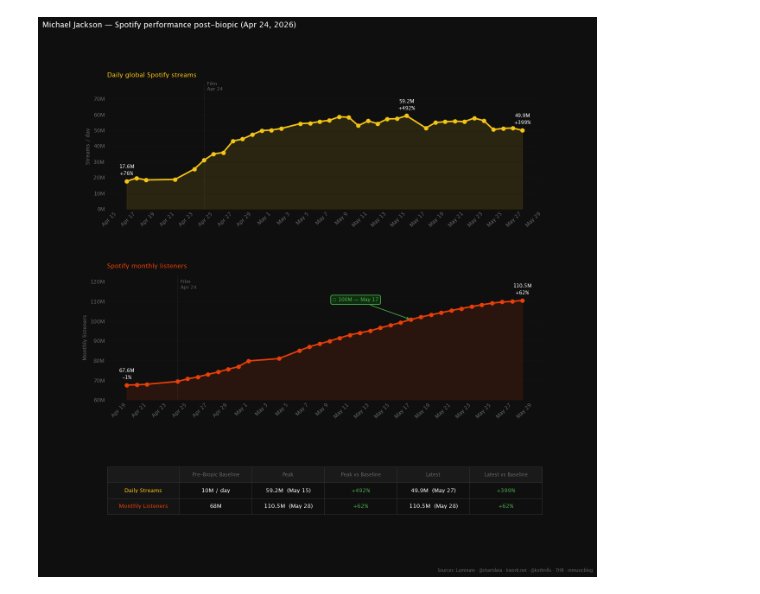
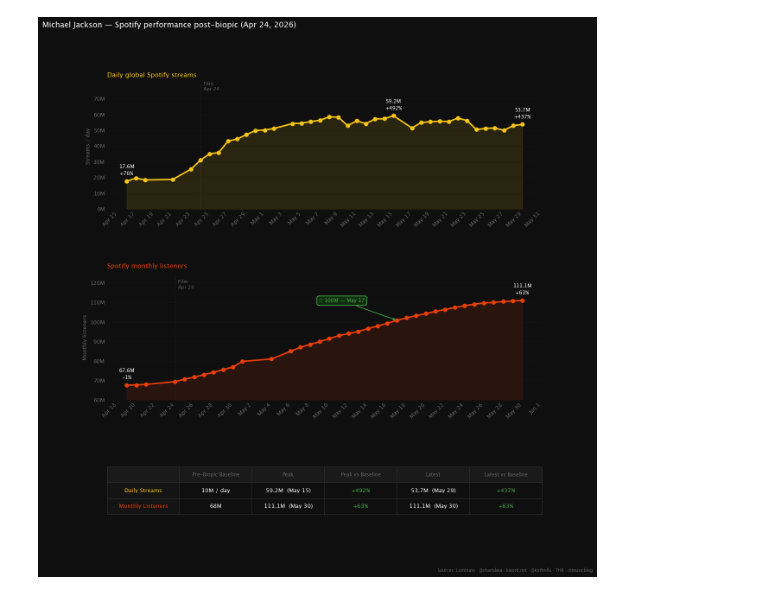
Before and after one commit to john15young/MichaelJacksonSpotifyAnalyticsPost2026MovieRelease, a Jupyter notebook: Streaming Analytics: Michael Jackson 2026 Movie.ipynb, the cells around one changed output. Drawn from its saved outputs; the diff is of its cells as text; code cells hidden in the pictures.

```diff
--- a/Streaming Analytics: Michael Jackson 2026 Movie.ipynb
+++ b/Streaming Analytics: Michael Jackson 2026 Movie.ipynb
@@ -48,7 +48,9 @@ data = [
     ('2026-05-25', 51.2, 109.1,),
     ('2026-05-26', 51.4, 109.7),
     ('2026-05-27', 49.9, 110),
-    ('2026-05-28', None, 110.5)
+    ('2026-05-28', 52.9, 110.5),
+    ('2026-05-29', 53.7, 110.7),
+    ('2026-05-30', None, 111.1),
 ]
 # ─────────────────────────────────────────────────────────────────────────────
 
@@ -149,23 +151,23 @@ tbl = ax3.table(
     colLabels=col_labels, cellLoc='center', loc='center',
 )
 tbl.auto_set_font_size(False)
 tbl.set_fontsize(9.5)
 tbl.scale(1, 2.2)
 
 for (row, col), cell in tbl.get_celld().items():
     cell.set_facecolor(BG)
     cell.set_edgecolor('#333333')
     cell.set_linewidth(0.8)
     cell.set_text_props(color=WHITE)
     if row == 0:
         cell.set_facecolor('#1a1a1a')
         cell.set_text_props(color=MUTED, fontsize=8.5, fontweight='bold')
     if col == 0 and row > 0:
         cell.set_facecolor('#141414')
         cell.set_text_props(color=YELLOW if row == 1 else RED, fontweight='bold')
     if col in (3, 5) and row > 0:
         cell.set_text_props(color=GREEN, fontweight='bold')
 
 plt.show()
 # %% [output]
-[figure, old version]
+[figure, new version]
```
